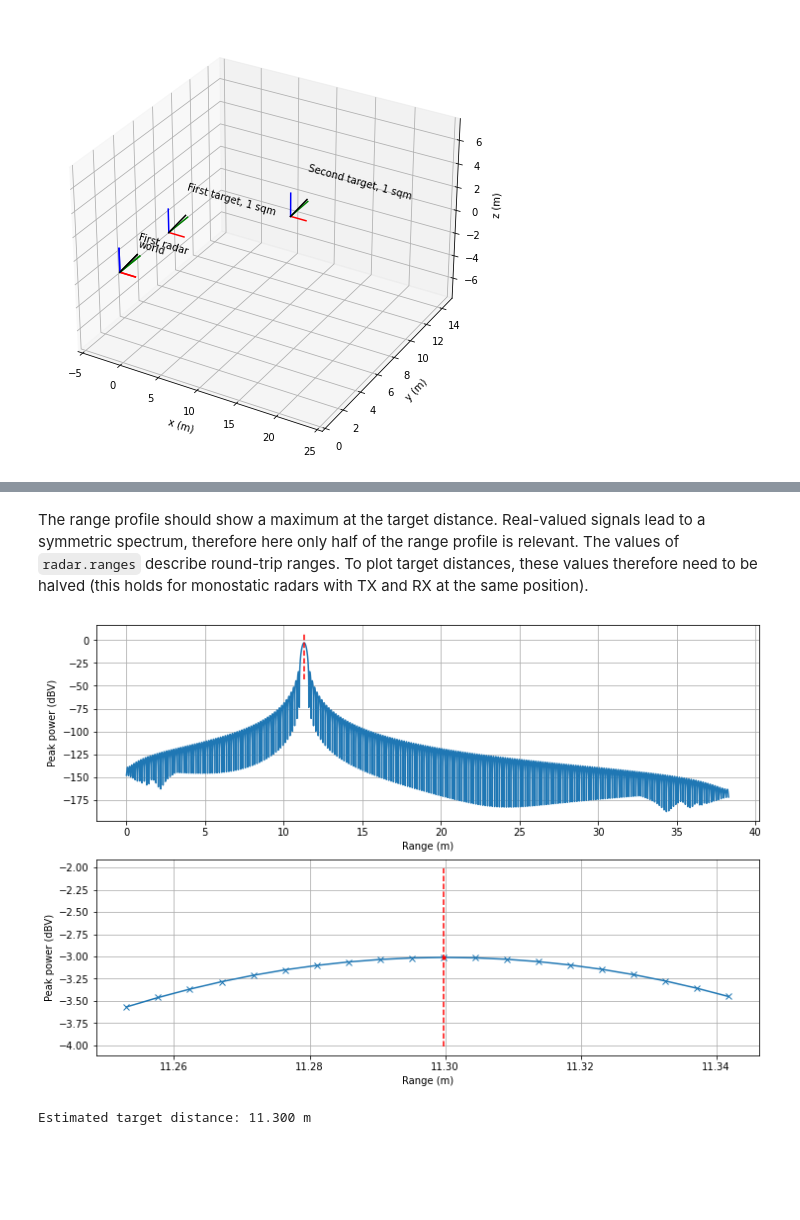
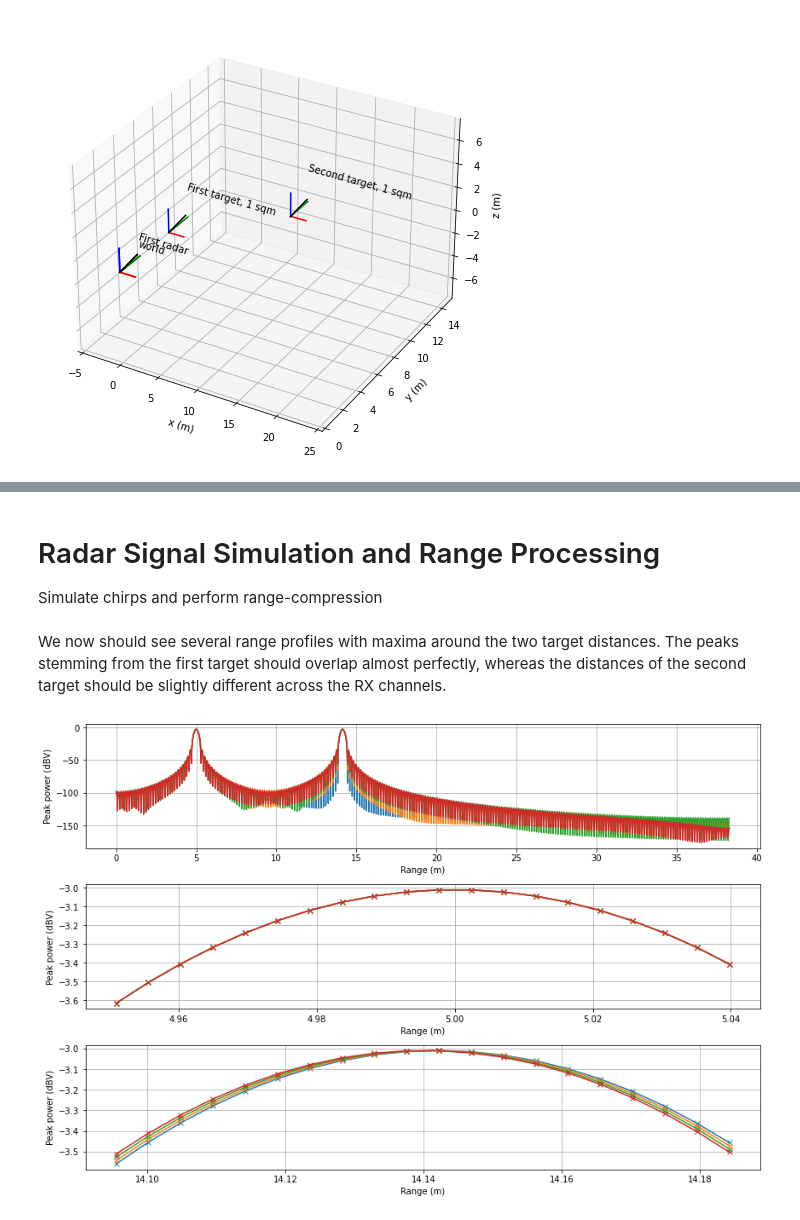
Before and after one commit to rf-eng/scikit-radar, a Jupyter notebook: docs/examples/single_static_target_DOA_ULA.ipynb, the cells around one changed output, grey strips where cells are left out. Drawn from its saved outputs; the diff is of its cells as text; code cells hidden in the pictures; blank space fills up the shorter version.

Commit message:
single_static_target_DOA_ULA: Visualize path differences

````diff
--- a/docs/examples/single_static_target_DOA_ULA.ipynb
+++ b/docs/examples/single_static_target_DOA_ULA.ipynb
@@ -19,12 +19,8 @@ N_s = 1  # number of slow-time samples
 lambd = c0/fc
 
 tx_pos = np.array([[0], [0], [0]])
-rx_pos = np.array([
-                    [[0], [0], [0]],
-                    [[lambd/2], [0], [0]],
-                    [[2*lambd/2], [0], [0]],
-                    [[3*lambd/2], [0], [0]]
-                ])
+rx_pos = np.zeros((3, 4))
+rx_pos[0, :] = np.arange(4)*lambd/2  # half-wavelength receive array along x
 
 radar_pos = np.array([[0], [0], [0]])
 radar = skradar.FMCWRadar(B=B, fc=fc, N_f=N_f, T_f=1/fs_f, T_s=Ts_s,
@@ -61,2 +48,3 @@ radar.range_compression(zp_fact=32)
-# %% [markdown]
-The range profile should show a maximum at the target distance. Real-valued signals lead to a symmetric spectrum, therefore here only half of the range profile is relevant. The values of ```radar.ranges``` describe round-trip ranges. To plot target distances, these values therefore need to be halved (this holds for monostatic radars with TX and RX at the same position).
+# %% [markdown]
+# Radar Signal Simulation and Range Processing
+Simulate chirps and perform range-compression
@@ -63,32 +54,33 @@ The range profile should show a maximum at the target distance. Real-valued sign
+# %% [markdown]
+We now should see several range profiles with maxima around the two target distances. The peaks stemming from the first target should overlap almost perfectly, whereas the distances of the second target should be slightly different across the RX channels.
 # %%
 target_dists = radar.ranges/2  # halve values to account for round-trip ranges
 target_dists_plot = target_dists[:len(radar.ranges)//2]
 # sqrt(2) to convert to RMS power from sinusoidal peak value
-rp_plot = 1/(np.sqrt(2))*radar.rp[0, 0, 0, :len(radar.ranges)//2]
-peak_idx = np.argmax(np.abs(rp_plot))
+rp_plot = 1/(np.sqrt(2))*radar.rp[0, :, 0, :len(radar.ranges)//2]
+
+plot_idx1 = np.argmin(np.abs(target_dists_plot-np.sqrt(5**2)))
+plot_idx2 = np.argmin(np.abs(target_dists_plot-np.sqrt(10**2+10**2)))
 
 plt.figure(2, figsize=(12, 8))
 plt.clf()
-plt.subplot(2, 1, 1)
-plt.plot(target_dists_plot, 20*np.log10(np.abs(rp_plot)))
-plt.plot([target_dists_plot[peak_idx], target_dists_plot[peak_idx]], [
-         20*np.log10(np.abs(rp_plot[peak_idx]))-40, 20*np.log10(np.abs(rp_plot[peak_idx]))+10], '--r')
+plt.subplot(3, 1, 1)
+plt.plot(target_dists_plot, 20*np.log10(np.abs(rp_plot.T)))
 plt.grid(True)
 plt.xlabel('Range (m)')
 plt.ylabel('Peak power (dBV)')
-plt.subplot(2, 1, 2)
-plt.plot(target_dists_plot[peak_idx-10:peak_idx+10], 20 *
-         np.log10(np.abs(rp_plot[peak_idx-10:peak_idx+10])), '-x')
-plt.plot(target_dists_plot[peak_idx], 20 *
-         np.log10(np.abs(rp_plot[peak_idx])), '.r')
-plt.plot([target_dists_plot[peak_idx], target_dists_plot[peak_idx]], [
-         20*np.log10(np.abs(rp_plot[peak_idx]))-1, 20*np.log10(np.abs(rp_plot[peak_idx]))+1], '--r')
+plt.subplot(3, 1, 2)
+plt.plot(target_dists_plot[plot_idx1-10:plot_idx1+10], 20 *
+         np.log10(np.abs(rp_plot[:, plot_idx1-10:plot_idx1+10].T)), '-x')
 plt.grid(True)
 plt.xlabel('Range (m)')
 plt.ylabel('Peak power (dBV)')
+plt.subplot(3, 1, 3)
+plt.plot(target_dists_plot[plot_idx2-10:plot_idx2+10], 20 *
+         np.log10(np.abs(rp_plot[:, plot_idx2-10:plot_idx2+10].T)), '-x')
+plt.grid(True)
+plt.xlabel('Range (m)')
+plt.ylabel('Peak power (dBV)')
+plt.tight_layout()
 # %% [output]
-[figure, old version]
+[figure, new version]
-# %%
-print(f'Estimated target distance: {radar.ranges[peak_idx]/2:.3f} m')
-# %% [output]
-Estimated target distance: 11.300 m
````
Also changed, not shown: parts of 6 cells of this notebook.
